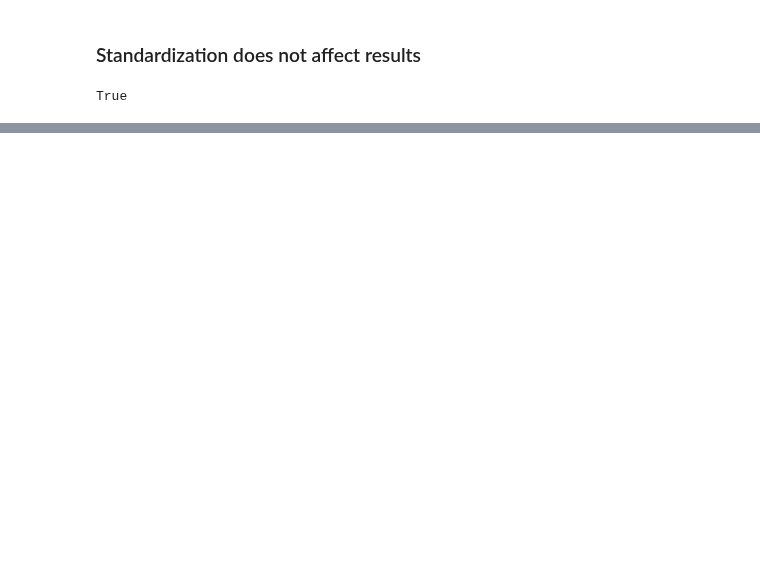
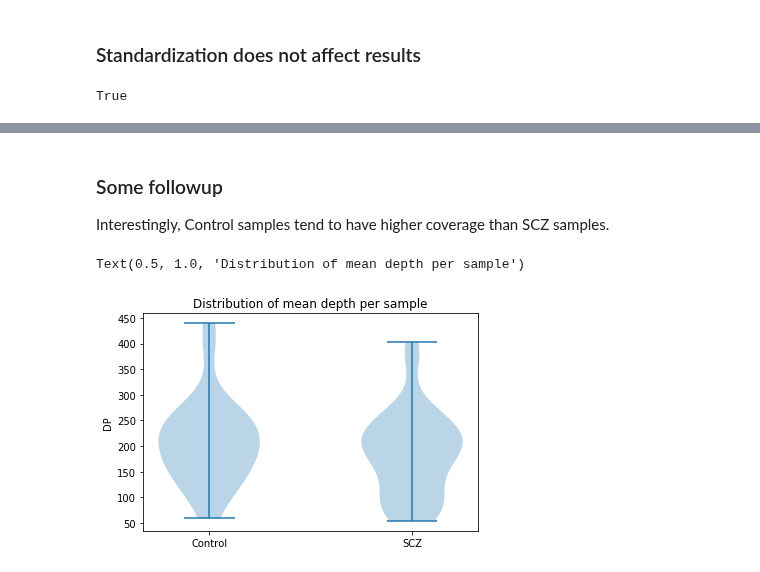
Before and after one commit to attilagk/BSM-research, a Jupyter notebook: notebook/2020-08-13-select-vars/2020-08-13-select-vars.ipynb, the cells around one changed output, grey strips where cells are left out. Drawn from its saved outputs; the diff is of its cells as text; code cells hidden in the pictures; blank space fills up the shorter version.

```diff
--- a/notebook/2020-08-13-select-vars/2020-08-13-select-vars.ipynb
+++ b/notebook/2020-08-13-select-vars/2020-08-13-select-vars.ipynb
@@ -160,3 +161,23 @@ OLS Regression Results
 | Kurtosis: | 2.125 | Cond. No. | 54.0 |
 Warnings:
 [1] Standard Errors assume that the covariance matrix of the errors is correctly specified.
+# %% [markdown]
+### Some followup
+
+Interestingly, Control samples tend to have higher coverage than SCZ samples.
+# %%
+%matplotlib inline
+def plotter(var='DP'):
+    df = calls.groupby(['Dx', 'Individual ID'])[var].mean()
+    fig, ax = plt.subplots()
+    vp = ax.violinplot([df.groupby('Dx').get_group(y).values for y in [0, 1]])
+    ax.set_xticks([1, 2])
+    ax.set_xticklabels(['Control', 'SCZ'])
+    ax.set_ylabel(var)
+    return((fig, ax, df))
+
+fig, ax, df = plotter('DP')
+ax.set_title('Distribution of mean depth per sample')
+# %% [output]
+Text(0.5, 1.0, 'Distribution of mean depth per sample')
+[figure, added]
```
Also changed, not shown: parts of 17 cells of this notebook, 3 other files.
